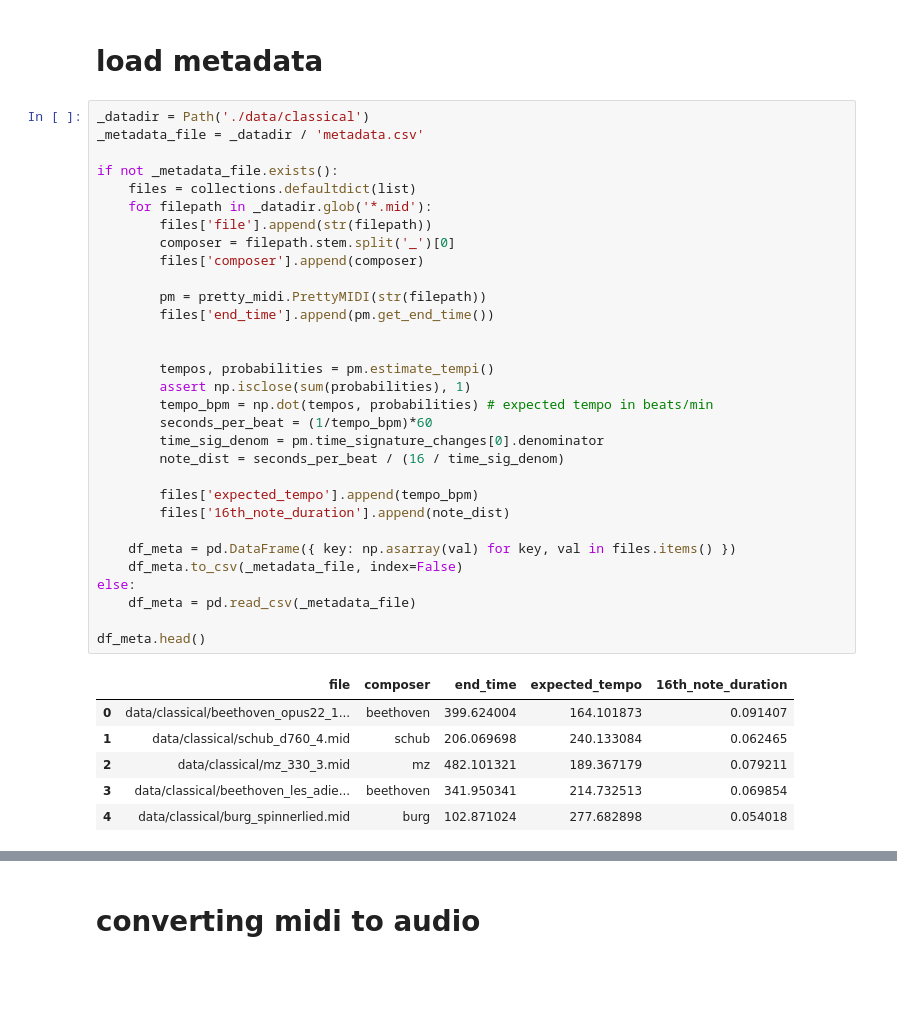
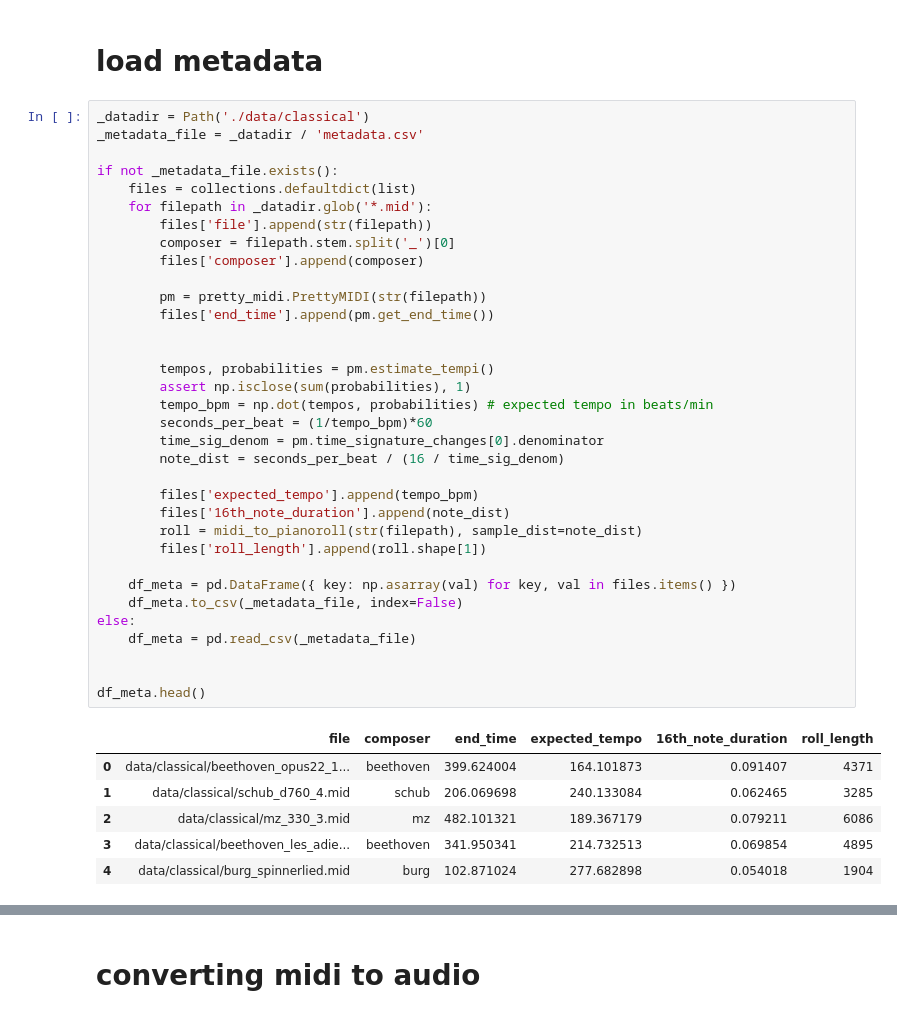
Before and after one commit to Dunni3/music-rnn, a Jupyter notebook: ians_garbage.ipynb, the cells around one changed output, grey strips where cells are left out. Saved outputs shown, nothing was run; the diff lists cells and outputs as text; blank space fills up the shorter version.

```diff
--- a/ians_garbage.ipynb
+++ b/ians_garbage.ipynb
@@ -90,36 +90,39 @@ _datadir = Path('./data/classical')
 _metadata_file = _datadir / 'metadata.csv'
 
 if not _metadata_file.exists():
     files = collections.defaultdict(list)
     for filepath in _datadir.glob('*.mid'):
         files['file'].append(str(filepath))
         composer = filepath.stem.split('_')[0]
         files['composer'].append(composer)
 
         pm = pretty_midi.PrettyMIDI(str(filepath))
         files['end_time'].append(pm.get_end_time())
 
 
         tempos, probabilities = pm.estimate_tempi()
         assert np.isclose(sum(probabilities), 1)
         tempo_bpm = np.dot(tempos, probabilities) # expected tempo in beats/min
         seconds_per_beat = (1/tempo_bpm)*60
         time_sig_denom = pm.time_signature_changes[0].denominator
         note_dist = seconds_per_beat / (16 / time_sig_denom)
 
         files['expected_tempo'].append(tempo_bpm)
         files['16th_note_duration'].append(note_dist)
+        roll = midi_to_pianoroll(str(filepath), sample_dist=note_dist)
+        files['roll_length'].append(roll.shape[1])
 
     df_meta = pd.DataFrame({ key: np.asarray(val) for key, val in files.items() })
     df_meta.to_csv(_metadata_file, index=False)
 else:
     df_meta = pd.read_csv(_metadata_file)
 
+
 df_meta.head()
 # %% [output]
-|  | file | composer | end_time | expected_tempo | 16th_note_duration |
-| 0 | data/classical/beethoven_opus22_1... | beethoven | 399.624004 | 164.101873 | 0.091407 |
-| 1 | data/classical/schub_d760_4.mid | schub | 206.069698 | 240.133084 | 0.062465 |
-| 2 | data/classical/mz_330_3.mid | mz | 482.101321 | 189.367179 | 0.079211 |
-| 3 | data/classical/beethoven_les_adie... | beethoven | 341.950341 | 214.732513 | 0.069854 |
-| 4 | data/classical/burg_spinnerlied.mid | burg | 102.871024 | 277.682898 | 0.054018 |
+|  | file | composer | end_time | expected_tempo | 16th_note_duration | roll_length |
+| 0 | data/classical/beethoven_opus22_1... | beethoven | 399.624004 | 164.101873 | 0.091407 | 4371 |
+| 1 | data/classical/schub_d760_4.mid | schub | 206.069698 | 240.133084 | 0.062465 | 3285 |
+| 2 | data/classical/mz_330_3.mid | mz | 482.101321 | 189.367179 | 0.079211 | 6086 |
+| 3 | data/classical/beethoven_les_adie... | beethoven | 341.950341 | 214.732513 | 0.069854 | 4895 |
+| 4 | data/classical/burg_spinnerlied.mid | burg | 102.871024 | 277.682898 | 0.054018 | 1904 |
```
Also changed, not shown: parts of 3 cells of this notebook, 28 other files.
